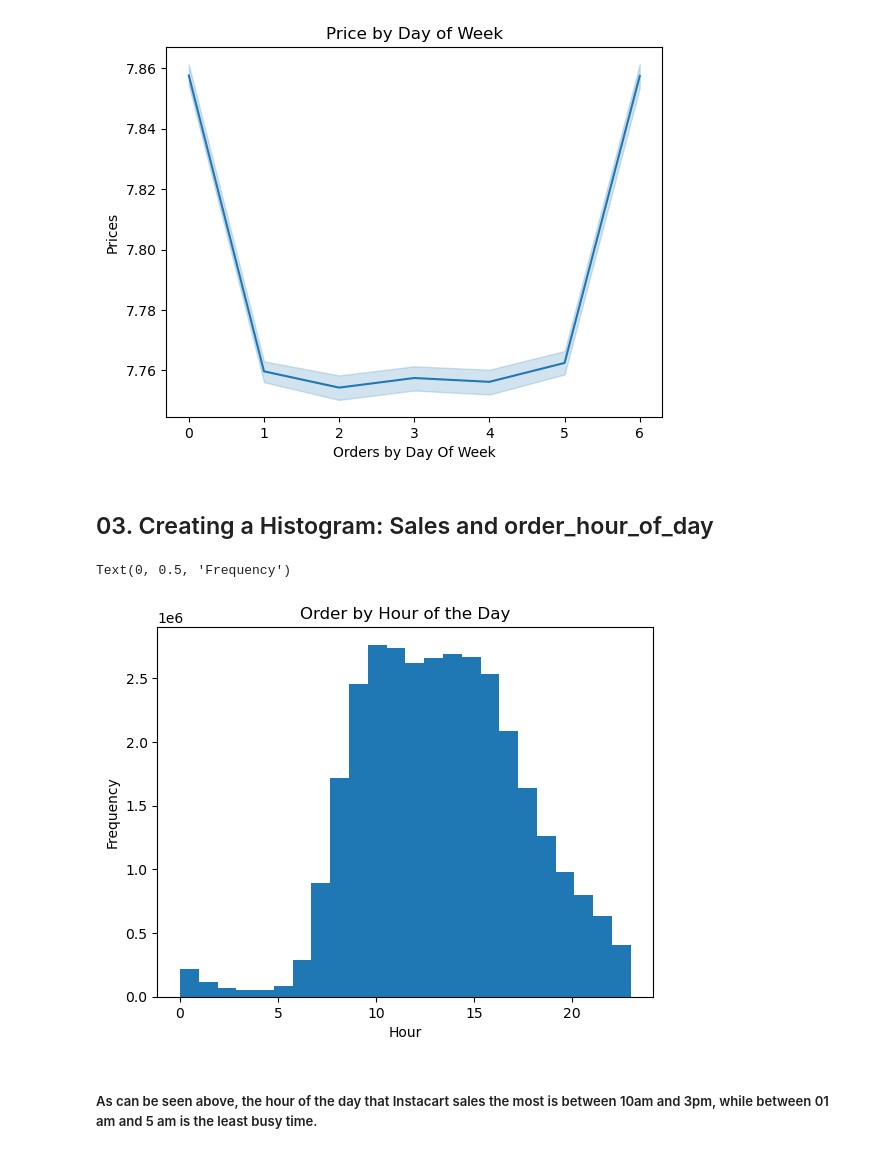
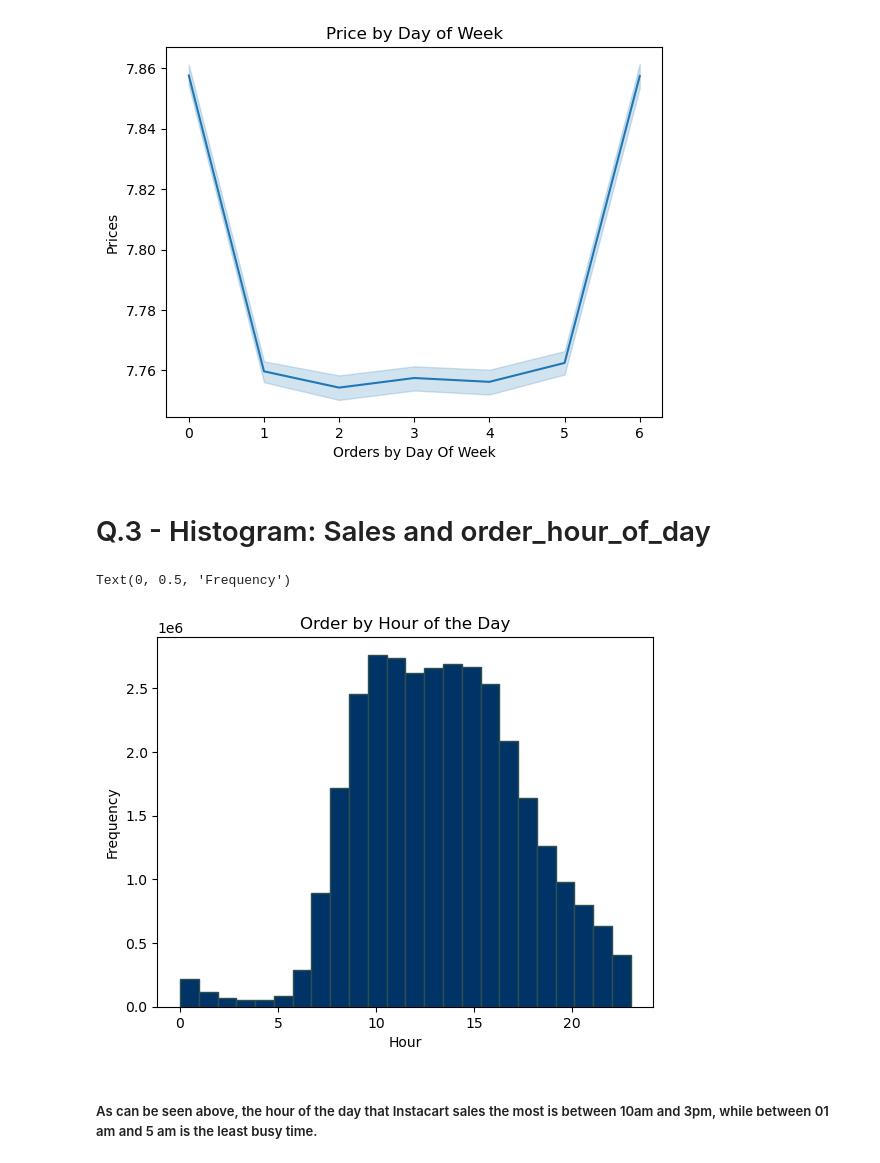
Before and after one commit to robcabr/Instacart_Analysis_Sales, a Jupyter notebook: Scripts/Data Visualization/Part 2 - Data Visualization with Python.ipynb, the cells around one changed output. Cells and saved outputs as stored; diff of their text form; code cells hidden in the pictures.

```diff
--- a/Scripts/Data Visualization/Part 2 - Data Visualization with Python.ipynb
+++ b/Scripts/Data Visualization/Part 2 - Data Visualization with Python.ipynb
@@ -189,16 +157,16 @@ line.figure.savefig(os.path.join(path, '04 Analysis','Visualizations', '4.9','li
 
 line_2.figure.savefig(os.path.join(path, '04 Analysis','Visualizations','4.9', 'line_odw_df_price.png'))
 # %% [markdown]
-## 03. Creating a Histogram: Sales and order_hour_of_day
+# Q.3 - Histogram: Sales and order_hour_of_day
 # %%
-hist_3 = df['order_hour_of_day'].plot.hist(bins = 24)
+hist_3 = df['order_hour_of_day'].plot.hist(bins = 24,color ='#003366',  edgecolor = '#2f4f4f')
 
 plt.title('Order by Hour of the Day')
 plt.xlabel('Hour')
 plt.ylabel('Frequency')
 # %% [output]
 Text(0, 0.5, 'Frequency')
-[figure, old version]
+[figure, new version]
 # %% [markdown]
 ##### As can be seen above, the hour of the day that Instacart sales the most is between 10am and 3pm, while between 01 am and 5 am is the least busy time.
 # %%
```
Also changed, not shown: parts of 21 cells of this notebook, 14 other files.
